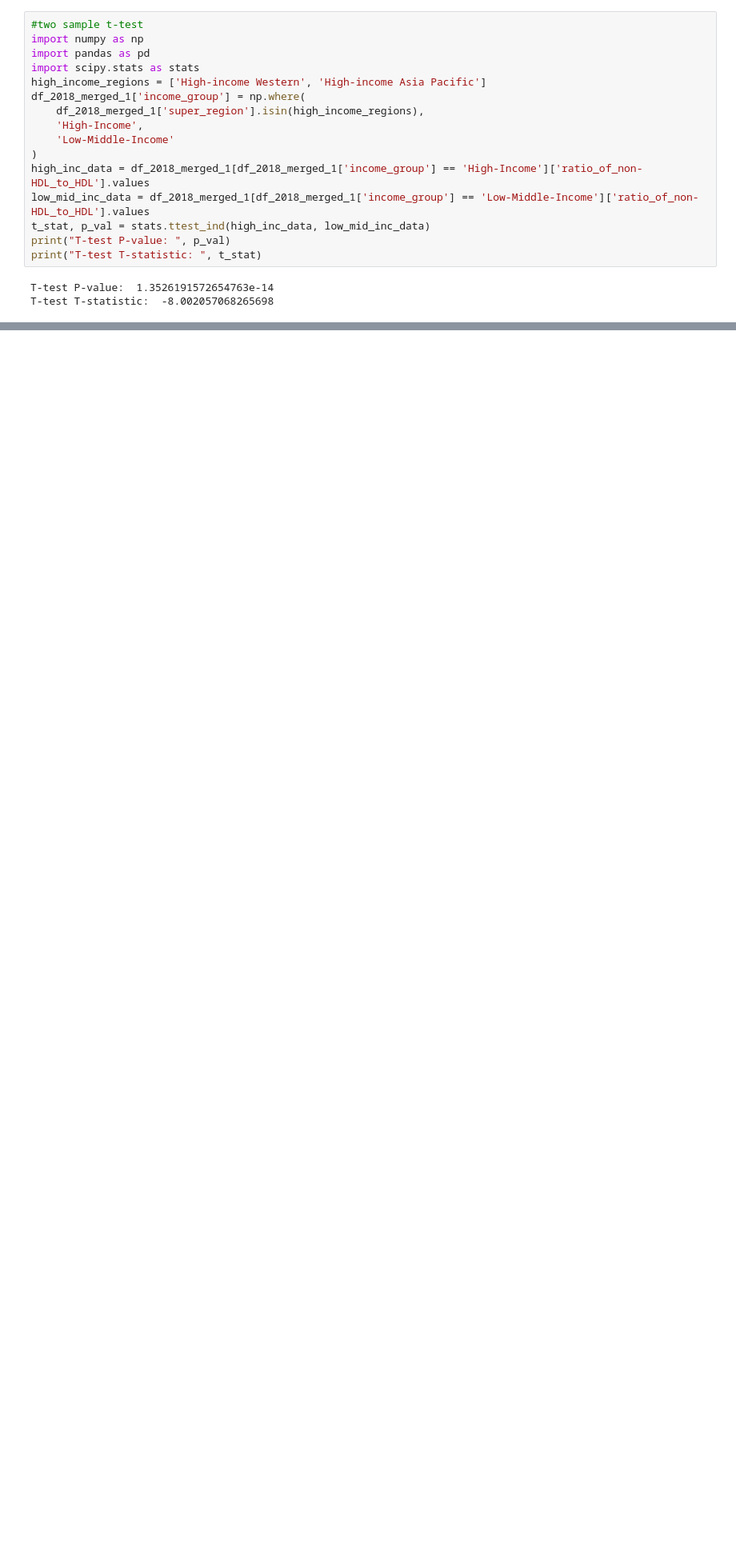
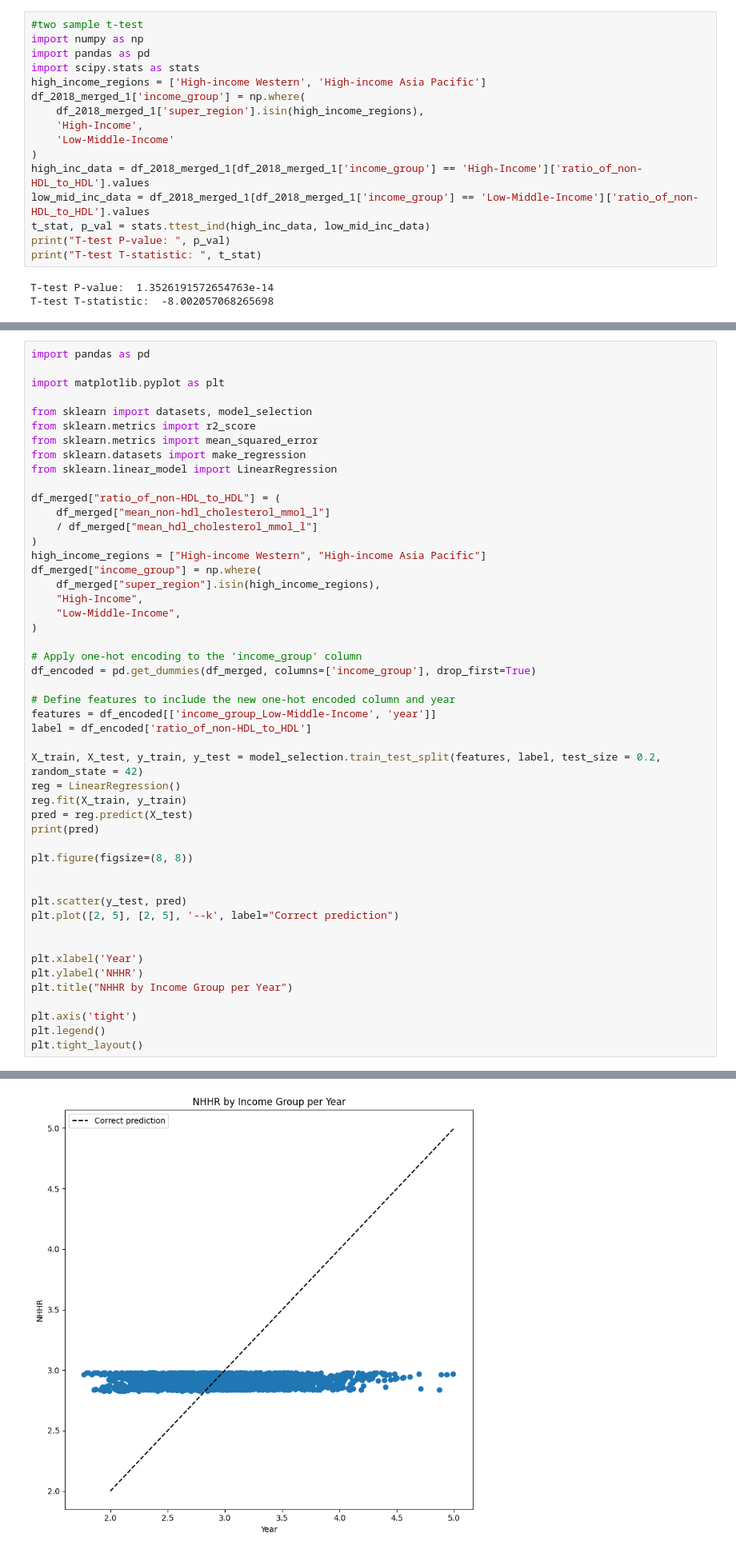
Before and after one commit to ariafcode/dsrp, a Jupyter notebook: dsrp.ipynb, the cells around one changed output, grey strips where cells are left out. Shown at 80% size. Cells and saved outputs as stored; diff of their text form; blank space fills up the shorter version.

```diff
--- a/dsrp.ipynb
+++ b/dsrp.ipynb
@@ -703,0 +753,50 @@ T-test T-statistic:  -8.002057068265698
+# %%
+import pandas as pd
+
+import matplotlib.pyplot as plt
+
+from sklearn import datasets, model_selection
+from sklearn.metrics import r2_score
+from sklearn.metrics import mean_squared_error
+from sklearn.datasets import make_regression
+from sklearn.linear_model import LinearRegression
+
+df_merged["ratio_of_non-HDL_to_HDL"] = (
+    df_merged["mean_non-hdl_cholesterol_mmol_l"]
+    / df_merged["mean_hdl_cholesterol_mmol_l"]
+)
+high_income_regions = ["High-income Western", "High-income Asia Pacific"]
+df_merged["income_group"] = np.where(
+    df_merged["super_region"].isin(high_income_regions),
+    "High-Income",
+    "Low-Middle-Income",
+)
+
+# Apply one-hot encoding to the 'income_group' column
+df_encoded = pd.get_dummies(df_merged, columns=['income_group'], drop_first=True)
+
+# Define features to include the new one-hot encoded column and year
+features = df_encoded[['income_group_Low-Middle-Income', 'year']]
+label = df_encoded['ratio_of_non-HDL_to_HDL']
+
+X_train, X_test, y_train, y_test = model_selection.train_test_split(features, label, test_size = 0.2, random_state = 42)
+reg = LinearRegression()
+reg.fit(X_train, y_train)
+pred = reg.predict(X_test)
+print(pred)
+
+plt.figure(figsize=(8, 8))
+
+
+plt.scatter(y_test, pred)
+plt.plot([2, 5], [2, 5], '--k', label="Correct prediction")
+
+
+plt.xlabel('Year')
+plt.ylabel('NHHR')
+plt.title("NHHR by Income Group per Year")
+
+plt.axis('tight')
+plt.legend()
+plt.tight_layout()
+# %% [output]
@@ -703,0 +804 @@ T-test T-statistic:  -8.002057068265698
+[figure, added]
```
Also changed, not shown: parts of 3 cells of this notebook.
